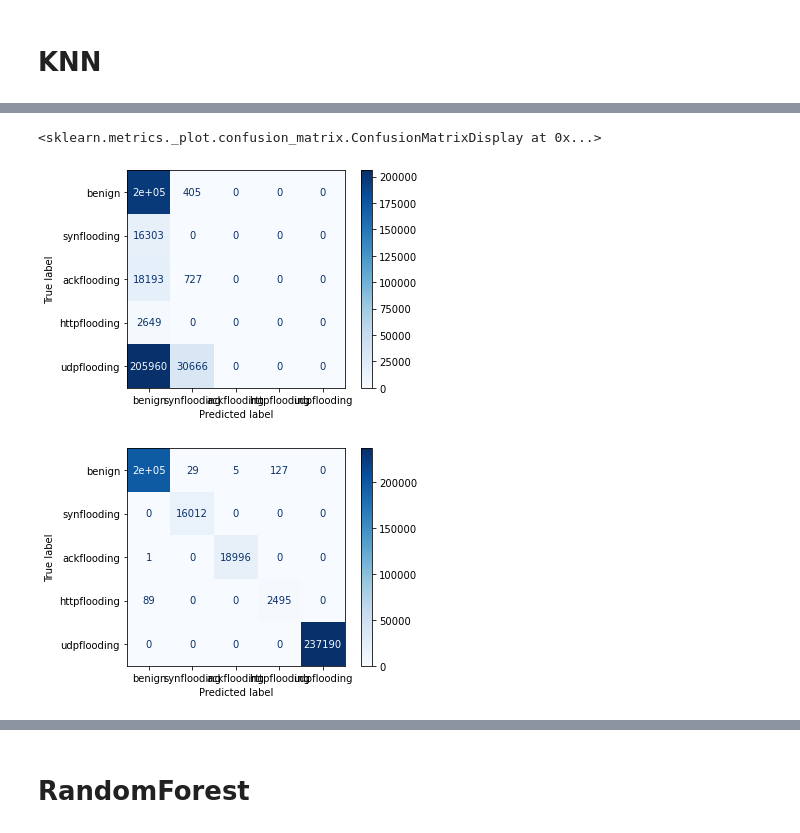
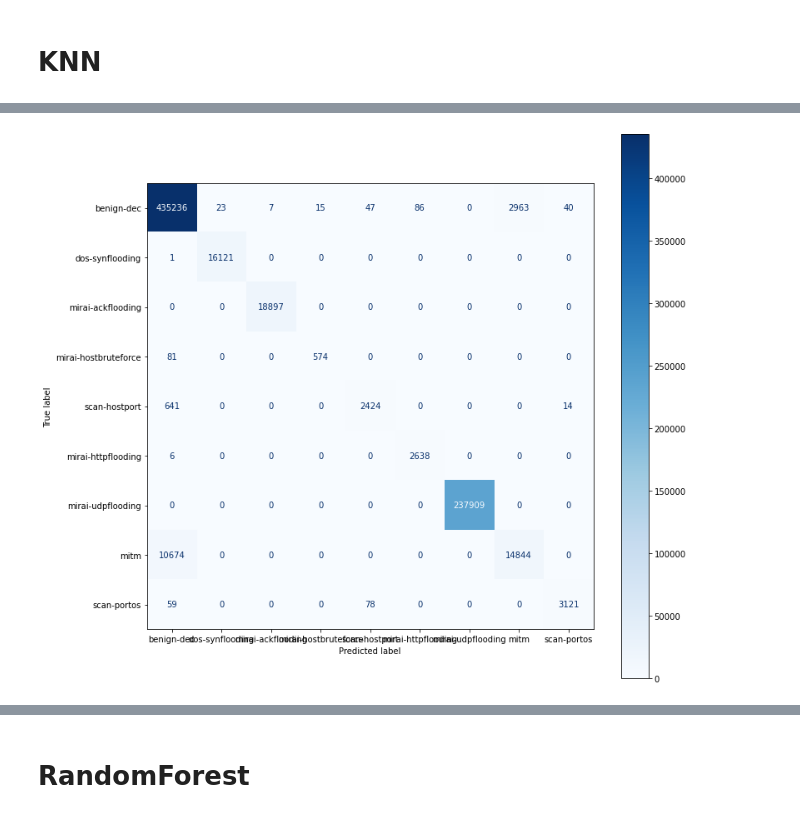
Before and after one commit to hykhhijk/Packet-classifier, a Jupyter notebook: Packet_classifier.ipynb, the cells around one changed output, grey strips where cells are left out. Saved outputs shown, nothing was run; the diff lists cells and outputs as text; code cells hidden in the pictures.

```diff
--- a/Packet_classifier.ipynb
+++ b/Packet_classifier.ipynb
@@ -262,3 +240,5 @@ encoder = LabelEncoder()
 encoder.fit(X["Source"].append(X["Destination"]))
 X["Source"] = encoder.transform(X["Source"])
 X["Destination"] = encoder.transform(X["Destination"])
+encoder = LabelEncoder()
+X["Protocol"] = encoder.fit_transform(X["Protocol"])
@@ -332,0 +330,3 @@ X_train, X_valid = scaler.fit_transform(X_train), scaler.fit_transform(X_valid)
+# %%
+# labels = ["benign", "attacked"]
+labels = all_list
@@ -381,6 +392,6 @@ disp.plot(cmap=plt.cm.Blues)
 # %%
-###max_iter
-model_logistic = LogisticRegression()
+fig, ax = plt.subplots(figsize=(12, 12))
+model_logistic = LogisticRegression(max_iter=5000)
 model_logistic.fit(X_train, y_train)
-plot = plot_confusion_matrix(model_logistic, X_valid, y_valid, display_labels=labels, cmap=plt.cm.Blues)
+plot_confusion_matrix(model_logistic, X_valid, y_valid, display_labels=labels, cmap=plt.cm.Blues, ax=ax)
 # %% [output]
@@ -394,0 +400,6 @@ Please also refer to the documentation for alternative solver options:
+# %%
+### 정보 추가
+fig, ax = plt.subplots(figsize=(12, 12))
+model_logistic = LogisticRegression(max_iter=5000)
+model_logistic.fit(X_train, y_train)
+plot_confusion_matrix(model_logistic, X_valid, y_valid, display_labels=labels, cmap=plt.cm.Blues, ax=ax)
@@ -416,25 +427,23 @@ disp.plot(cmap=plt.cm.Blues)
 # %%
-pred_list = []
-pred_sum=[]
-for i in X_flooding:
-    model = KNeighborsClassifier()
-    X_train_classified, X_valid_classified, y_train_classified, y_valid_classified = train_test_split(X_flooding_scaled[i],y_flooding[i], test_size=0.25)
-    model.fit(X_train_classified, y_train_classified)
-    pred_list.append(model.predict_proba(X_valid))
-pred_sum = np.zeros(pred_list[0].shape)
-for i in range(len(pred_list)):
-    pred_sum += pred_list[i]
+# pred_list = []
+# pred_sum=[]
+# for i in X_flooding:
+#     model = KNeighborsClassifier()
+#     X_train_classified, X_valid_classified, y_train_classified, y_valid_classified = train_test_split(X_flooding_scaled[i],y_flooding[i], test_size=0.25)
+#     model.fit(X_train_classified, y_train_classified)
+#     pred_list.append(model.predict_proba(X_valid))
+# pred_sum = np.zeros(pred_list[0].shape)
+# for i in range(len(pred_list)):
+#     pred_sum += pred_list[i]
 
-pred = np.argmax(pred_sum, axis=1)
-cm = confusion_matrix(y_valid, pred)
-disp = ConfusionMatrixDisplay(confusion_matrix=cm, display_labels=labels)
-disp.plot(cmap=plt.cm.Blues)
+# pred = np.argmax(pred_sum, axis=1)
+# cm = confusion_matrix(y_valid, pred)
+# disp = ConfusionMatrixDisplay(confusion_matrix=cm, display_labels=labels)
+# disp.plot(cmap=plt.cm.Blues)
-# %% [output]
-<sklearn.metrics._plot.confusion_matrix.ConfusionMatrixDisplay at 0x...>
-[figure, removed]
 # %%
+fig, ax = plt.subplots(figsize=(12, 12))
 model_knn = KNeighborsClassifier(n_neighbors=10)
 model_knn.fit(X_train, y_train)
-plot = plot_confusion_matrix(model_knn, X_valid, y_valid, display_labels=labels, cmap=plt.cm.Blues)
+plot = plot_confusion_matrix(model_knn, X_valid, y_valid, display_labels=labels, cmap=plt.cm.Blues, ax=ax)
 # %% [output]
-[figure, old version]
+[figure, new version]
```
Also changed, not shown: parts of 64 cells of this notebook, 3 other files.
